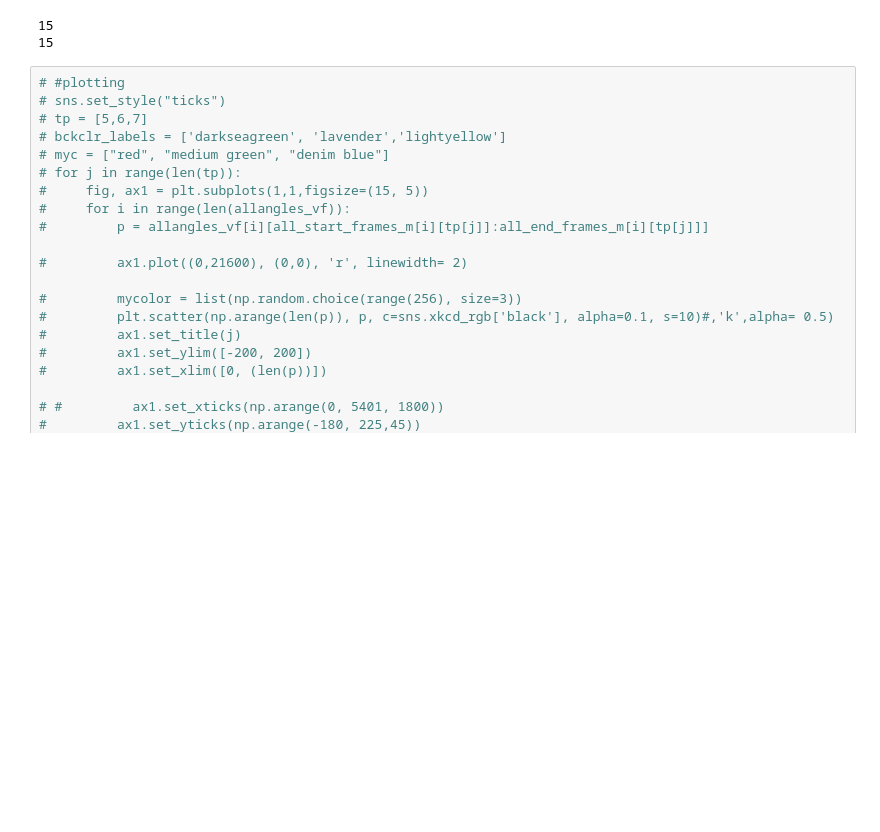
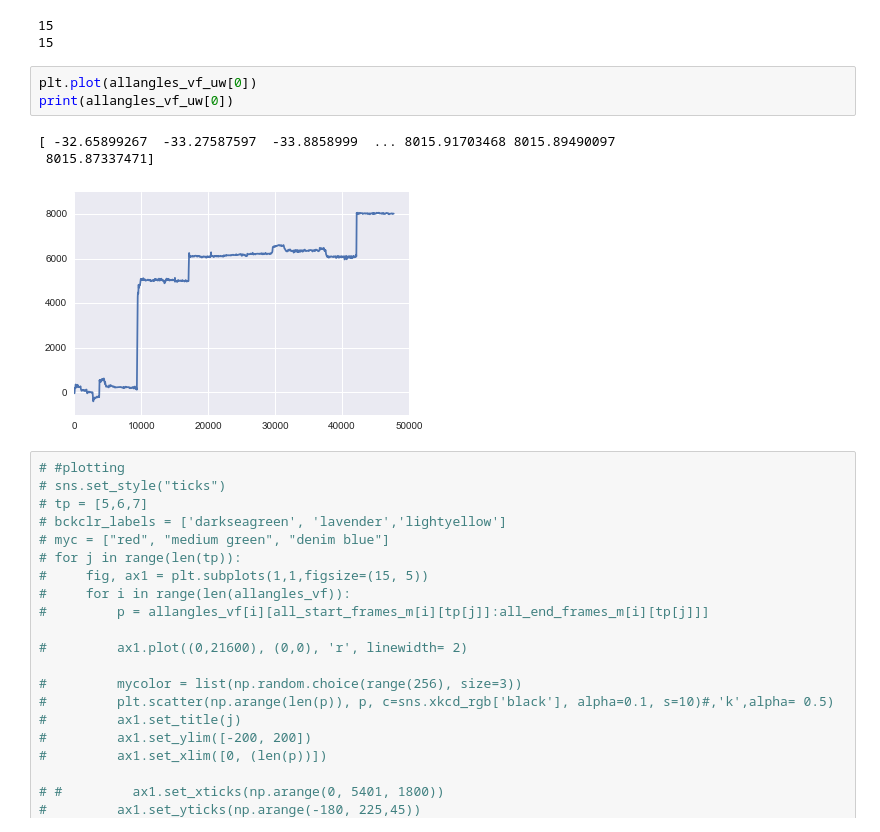
Before and after one commit to f-ponce/vdesert_pipeline, a Jupyter notebook: saccade_analyzer_VD_030620-042320_sf.ipynb, the cells around one changed output. Drawn from its saved outputs; the diff is of its cells as text; blank space fills up the shorter version.

```diff
--- a/saccade_analyzer_VD_030620-042320_sf.ipynb
+++ b/saccade_analyzer_VD_030620-042320_sf.ipynb
@@ -79,6 +79,13 @@ print(len(datapaths))
 # %% [output]
 15
 15
+# %%
+plt.plot(allangles_vf_uw[0])
+print(allangles_vf_uw[0])
+# %% [output]
+[ -32.65899267  -33.27587597  -33.8858999  ... 8015.91703468 8015.89490097
+ 8015.87337471]
+[figure, added]
 # %%
 # #plotting
 # sns.set_style("ticks")
```
Also changed, not shown: parts of 3 cells of this notebook, 3 other files.
